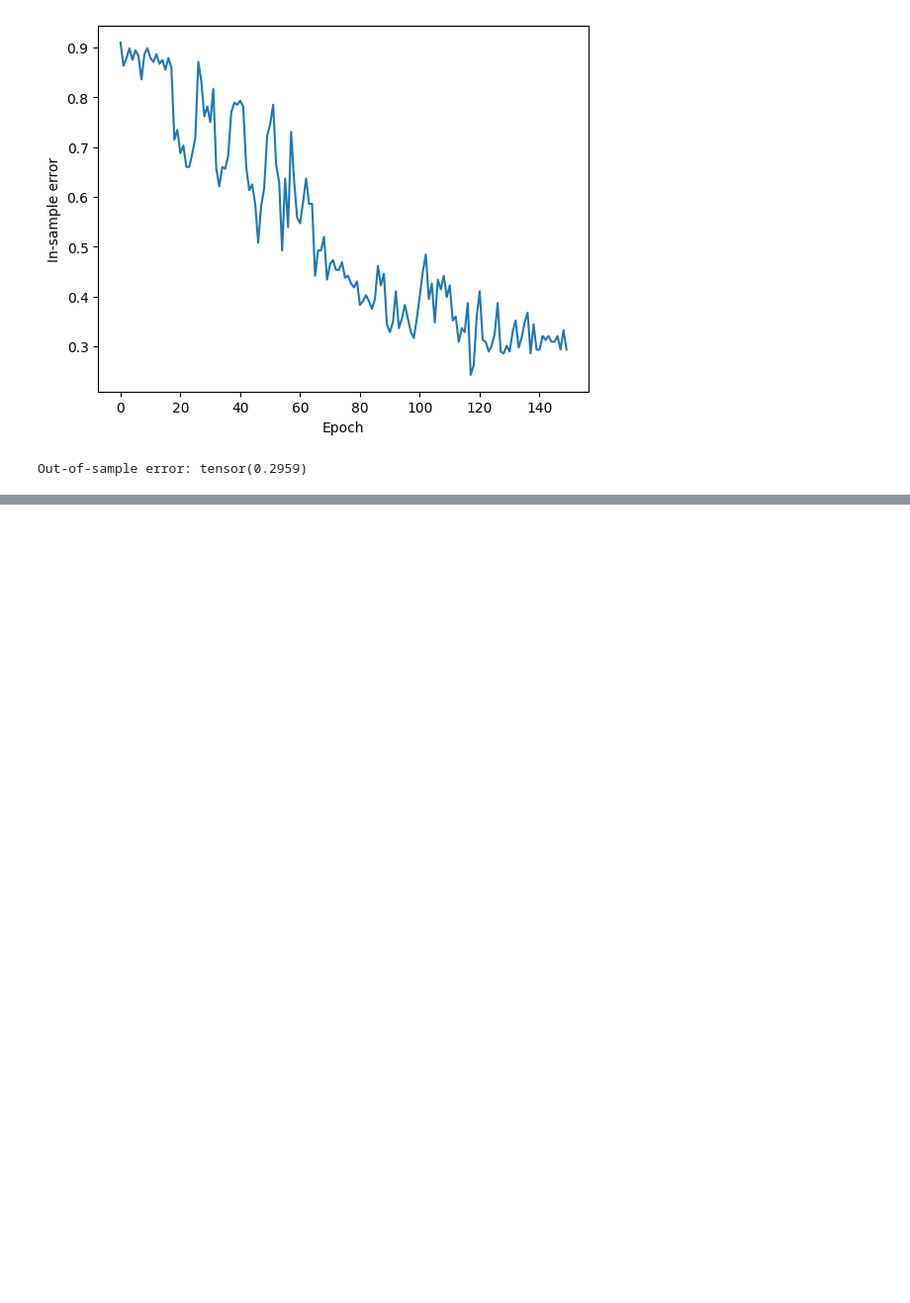
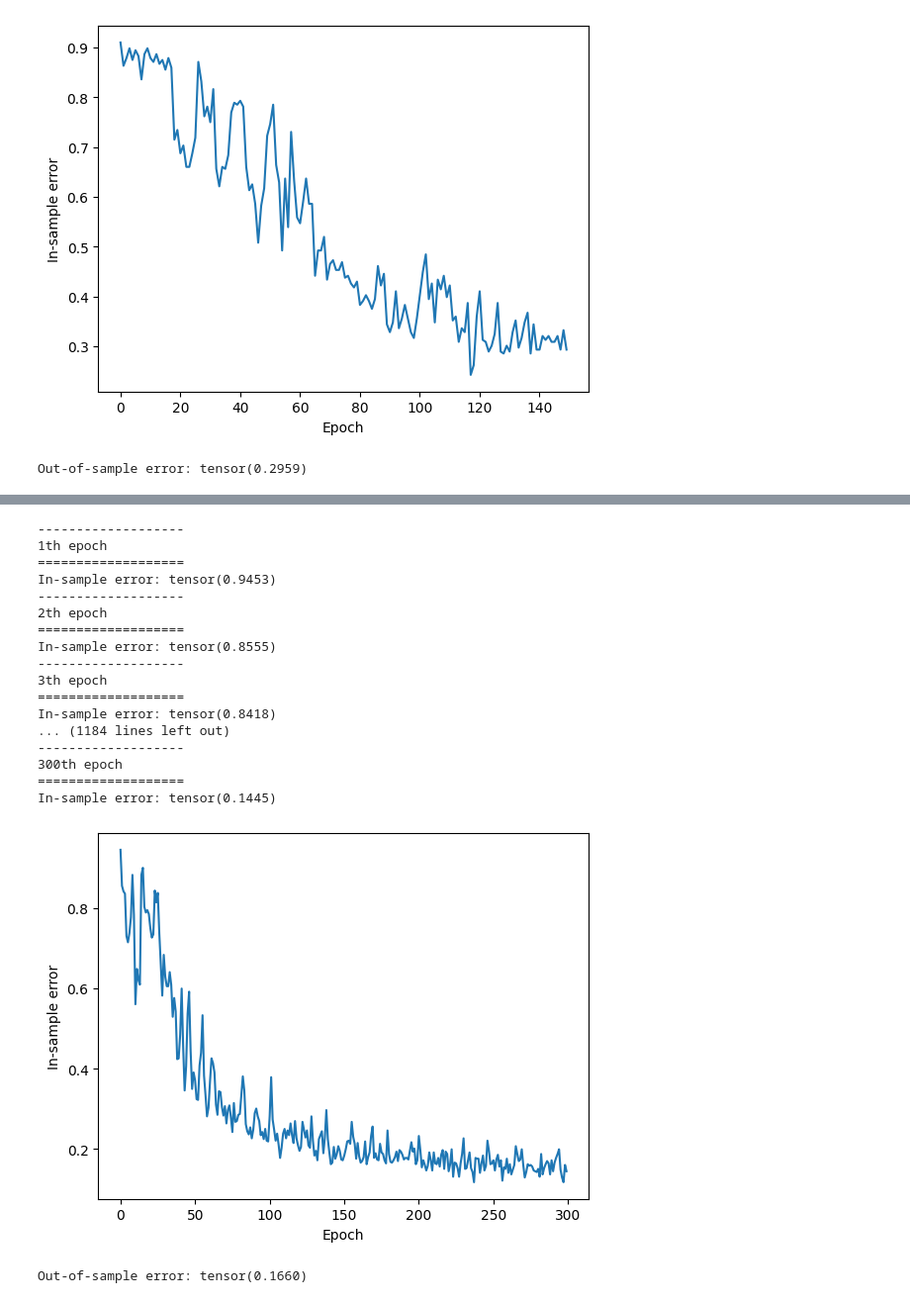
Before and after one commit to Bartosz-G/PyTorch-d2l-Practise, a Jupyter notebook: main.ipynb, the cells around one changed output, grey strips where cells are left out. Shown at 99% size. Cells and saved outputs as stored; diff of their text form; code cells hidden in the pictures; blank space fills up the shorter version.

```diff
--- a/main.ipynb
+++ b/main.ipynb
@@ -234,6 +234,6 @@ plt.show()
 # %%
 #Splitting our data into batch sizes
-mnist_batch_size = 256
+mnist_batch_size = 512
 
 mnist_train_iter = torch.utils.data.DataLoader(mnist_train,mnist_batch_size,shuffle=True,num_workers=4)
 mnist_test_iter = torch.utils.data.DataLoader(mnist_test,mnist_test.__len__(),shuffle=False,num_workers=4)
@@ -480,0 +477,49 @@ Out-of-sample error: tensor(0.2959)
+# %%
+#Basic CNN implementation
+CNN = nn.Sequential(
+    nn.Conv2d(1,6,kernel_size=5,padding=2),nn.ReLU(),
+    nn.MaxPool2d(kernel_size=2,stride=2),
+    nn.Conv2d(6,16,kernel_size=5), nn.ReLU(),
+    nn.MaxPool2d(kernel_size=2,stride=2),
+    nn.Flatten(),
+    nn.Linear(16*5*5,120), nn.ReLU(),
+    nn.Linear(120,84), nn.ReLU(),
+    nn.Linear(84,10))
+
+def xavier_init(m):
+    if type(m)== nn.Linear:
+        nn.init.xavier_uniform_(m.weight)
+
+CNN.apply(xavier_init)
+
+
+CNN_loss = nn.CrossEntropyLoss(reduction='none')
+
+CNN_trainer = torch.optim.SGD(CNN.parameters(),lr = 0.3)
+# %%
+#Training of our CNN
+CNN_training = Gradient_Img_Trainer(CNN,mnist_train_iter,CNN_loss,CNN_trainer,mnist_test_iter)
+CNN_training.Train(300,perror=True,graph=True)
+# %% [output]
+-------------------
+1th epoch
+===================
+In-sample error: tensor(0.9453)
+-------------------
+2th epoch
+===================
+In-sample error: tensor(0.8555)
+-------------------
+3th epoch
+===================
+In-sample error: tensor(0.8418)
+... (1184 lines left out)
+-------------------
+300th epoch
+===================
+In-sample error: tensor(0.1445)
+[figure, added]
+# %%
+CNN_training.Test()
+# %% [output]
+Out-of-sample error: tensor(0.1660)
```
Also changed, not shown: parts of 2 cells of this notebook.
